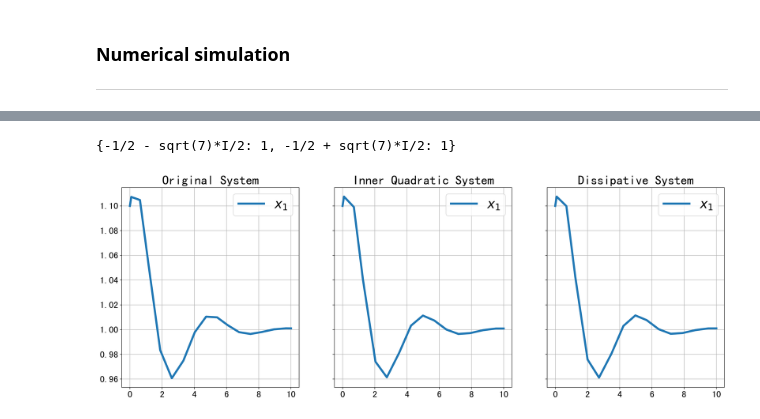
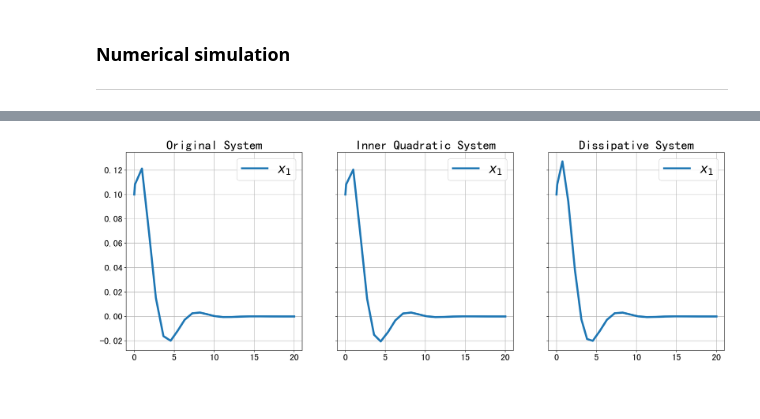
Before and after one commit to yubocai-poly/DQbee, a Jupyter notebook: Examples/duffing_system.ipynb, the cells around one changed output, grey strips where cells are left out. Saved outputs shown, nothing was run; the diff lists cells and outputs as text; code cells hidden in the pictures; blank space fills up the shorter version.

```diff
--- a/Examples/duffing_system.ipynb
+++ b/Examples/duffing_system.ipynb
@@ -260,66 +161,59 @@ ax1.set_ylim(0.95, 1.15)
-# %%
-matrix = sp.Matrix([[0, 1], [-2, -1]])
-# compute eigenvalues
-eigenvalues = matrix.eigenvals()
-eigenvalues
-# %% [output]
-{-1/2 - sqrt(7)*I/2: 1, -1/2 + sqrt(7)*I/2: 1}
 # %%
 import sympy as sp
 from scipy.integrate import solve_ivp
 import matplotlib.pyplot as plt
 import numpy as np
 
-x1, x2, w1, g1 = sp.symbols('x1 x2 w1 g1')
+x1, x2, w1, u1 = sp.symbols('x1 x2 w1 u1')
 t = sp.symbols('t')
 
 # Define the systems
-system_original = [x2, x1 - x1 ** 3 - x2]
-system_innerquadratic = [x2, x1 - x1 * w1 - x2, 2 * x1 * x2]
-system_dissipative = [x2, x1 - x2 - g1 * x1, - g1 + x1 ** 2 + 2 * x1 * x2]
+system_original = [x2, - x1 + x1 ** 3 - x2]
+system_innerquadratic = [x2, - x1 + x1 * w1 - x2, 2 * x1 * x2]
+system_dissipative = [x2, - x1 - x2 + u1 * x1, - u1 + x1 ** 2 + 2 * x1 * x2]
 
 # Initial conditions
-initial_state_original = [1.1, 0.1]
-initial_state_innerquadratic = [1.1, 0.1, 1.21]
-initial_state_dissipative = [1.1, 0.1, 1.21]
+initial_state_original = [0.1, 0.1]
+initial_state_innerquadratic = [0.1, 0.1, 0.01]
+initial_state_dissipative = [0.1, 0.1, 0.01]
 
 # Convert the systems to functions
 fun_original = sp.lambdify((t, [x1, x2]), system_original, "numpy")
 fun_innerquadratic = sp.lambdify((t, [x1, x2, w1]), system_innerquadratic, "numpy")
-fun_dissipative = sp.lambdify((t, [x1, x2, g1]), system_dissipative, "numpy")
+fun_dissipative = sp.lambdify((t, [x1, x2, u1]), system_dissipative, "numpy")
 
 # Time span (from 0 to 10)
-t_span = [0, 10]
+t_span = [0, 20]
 
 # Solve the systems
 sol_original = solve_ivp(fun_original, t_span, initial_state_original, method='RK45')
 sol_innerquadratic = solve_ivp(fun_innerquadratic, t_span, initial_state_innerquadratic, method='RK45')
 sol_dissipative = solve_ivp(fun_dissipative, t_span, initial_state_dissipative, method='RK45')
 
 # Plot the results
 fig, (ax1, ax2, ax3) = plt.subplots(1, 3, sharey=True, figsize=(21, 7))
 
 ax1.plot(sol_original.t, sol_original.y[0], linewidth=4, label=r"$x_1$")
 ax1.legend(fontsize=25)
 ax1.set_title('Original System', size=25)
 ax1.grid()
 
 ax2.plot(sol_innerquadratic.t, sol_innerquadratic.y[0], linewidth=4, label=r"$x_1$")
 ax2.legend(fontsize=25)
 ax2.set_title('Inner Quadratic System', size=25)
 ax2.grid()
 
 ax3.plot(sol_dissipative.t, sol_dissipative.y[0], linewidth=4, label=r"$x_1$")
 ax3.legend(fontsize=25)
 ax3.set_title('Dissipative System', size=25)
 ax3.grid()
 
 ax1.tick_params(axis='both', which='major', labelsize=18)
 ax2.tick_params(axis='both', which='major', labelsize=18)
 ax3.tick_params(axis='both', which='major', labelsize=18)
 
 plt.savefig("../duffing_simulation.png", dpi=1000, bbox_inches = 'tight')
 
 plt.show()
 # %% [output]
-[figure, old version]
+[figure, new version]
```
Also changed, not shown: parts of 11 cells of this notebook, 32 other files.
